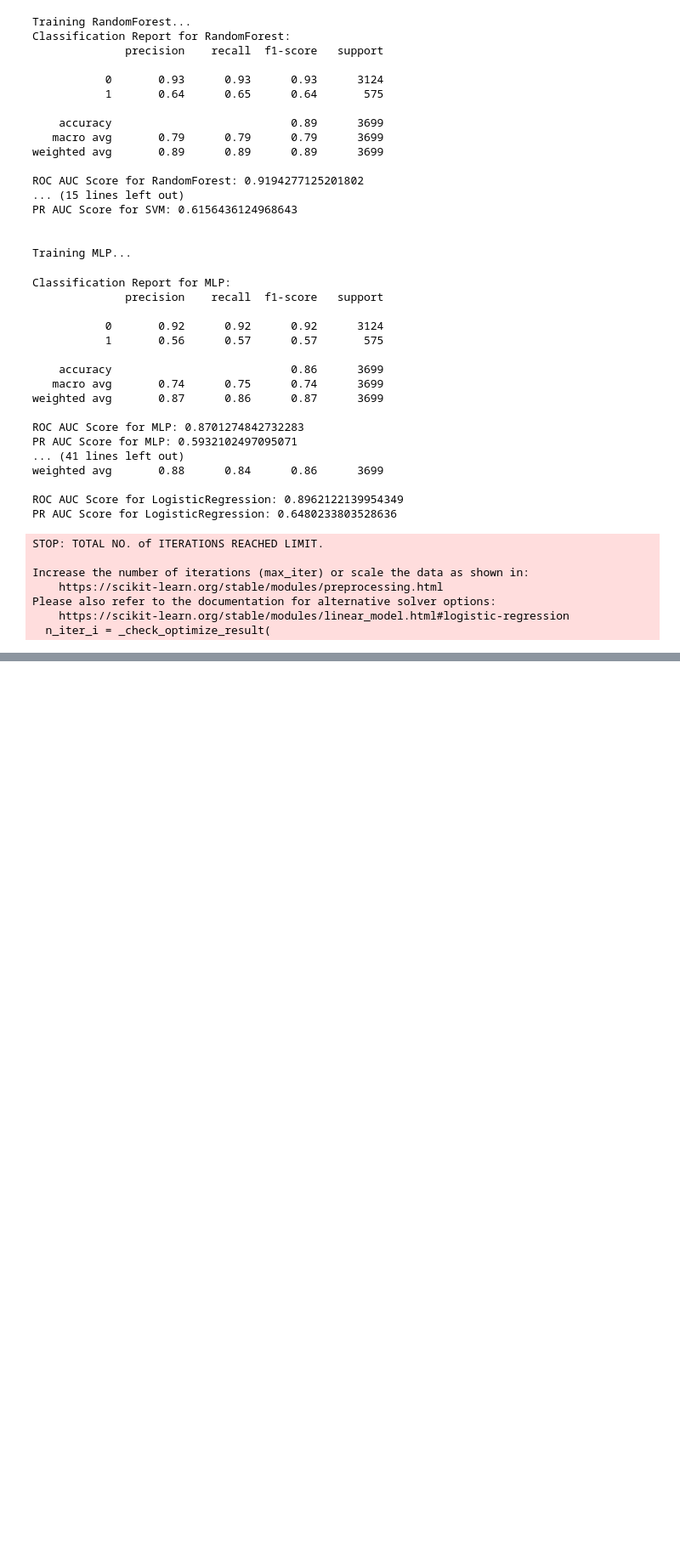
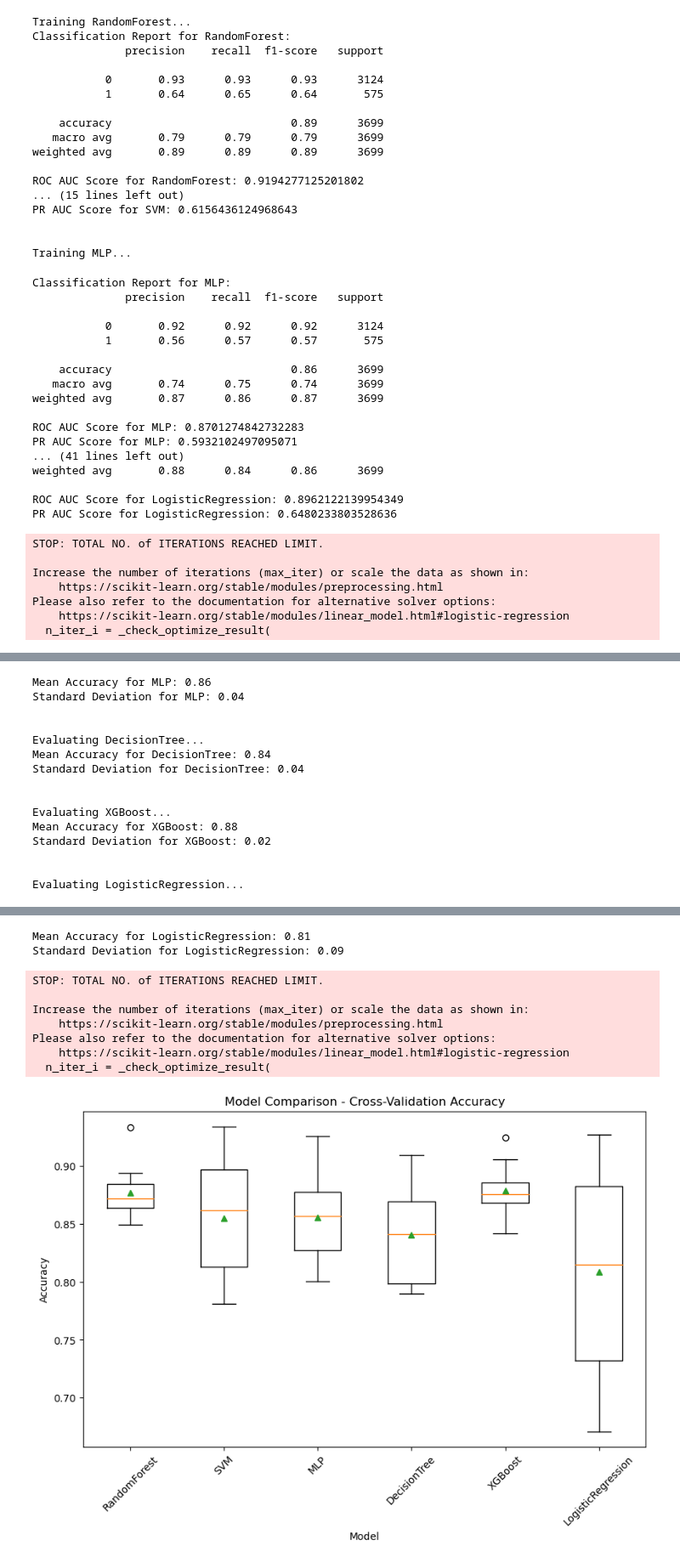
Before and after one commit to ooolychee/Project_purchase_intention, a Jupyter notebook: UCI user behavior.ipynb, the cells around one changed output, grey strips where cells are left out. Shown at 85% size. Saved outputs shown, nothing was run; the diff lists cells and outputs as text; code cells hidden in the pictures; blank space fills up the shorter version.

```diff
--- a/UCI user behavior.ipynb
+++ b/UCI user behavior.ipynb
@@ -673,0 +707,55 @@ for name, model in models.items():
+# %%
+import numpy as np
+import matplotlib.pyplot as plt
+from sklearn.model_selection import cross_val_score
+from imblearn.pipeline import Pipeline
+from imblearn.over_sampling import SMOTE
+from sklearn.ensemble import RandomForestClassifier
+from sklearn.svm import SVC
+from sklearn.neural_network import MLPClassifier
+from sklearn.tree import DecisionTreeClassifier
+from xgboost import XGBClassifier
+from sklearn.linear_model import LogisticRegression
+
+# Dictionary to hold models
+models = {
+    'RandomForest': RandomForestClassifier(),
+    'SVM': SVC(probability=True),
+    'MLP': MLPClassifier(),
+    'DecisionTree': DecisionTreeClassifier(),
+    'XGBoost': XGBClassifier(),
+    'LogisticRegression': LogisticRegression()
+}
+
+# List to hold cross-validation results
+results = []
+model_names = []
+
+for name, model in models.items():
+    print(f"Evaluating {name}...")
+
+    pipeline = Pipeline(steps=[
+        ('preprocessor', preprocessor),
+        ('sampler', SMOTE()),  # Oversampling step
+        ('classifier', model)
+    ])
+
+    # Perform cross-validation
+    cv_results = cross_val_score(pipeline, X, y, cv=10, scoring='accuracy')
+
+    results.append(cv_results)
+    model_names.append(name)
+
+    print(f"Mean Accuracy for {name}: {cv_results.mean():.2f}")
+    print(f"Standard Deviation for {name}: {cv_results.std():.2f}")
+    print("\n")
+
+# Create a boxplot
+plt.figure(figsize=(10, 6))
+plt.boxplot(results, labels=model_names, showmeans=True)
+plt.title('Model Comparison - Cross-Validation Accuracy')
+plt.ylabel('Accuracy')
+plt.xlabel('Model')
+plt.xticks(rotation=45)
+plt.show()
+# %% [output]
@@ -673,0 +773,15 @@ for name, model in models.items():
+Mean Accuracy for MLP: 0.86
+Standard Deviation for MLP: 0.04
+
+
+Evaluating DecisionTree...
+Mean Accuracy for DecisionTree: 0.84
+Standard Deviation for DecisionTree: 0.04
+
+
+Evaluating XGBoost...
+Mean Accuracy for XGBoost: 0.88
+Standard Deviation for XGBoost: 0.02
+
+
+Evaluating LogisticRegression...
@@ -673,0 +805,10 @@ for name, model in models.items():
+Mean Accuracy for LogisticRegression: 0.81
+Standard Deviation for LogisticRegression: 0.09
+STOP: TOTAL NO. of ITERATIONS REACHED LIMIT.
+
+Increase the number of iterations (max_iter) or scale the data as shown in:
+    https://scikit-learn.org/stable/modules/preprocessing.html
+Please also refer to the documentation for alternative solver options:
+    https://scikit-learn.org/stable/modules/linear_model.html#logistic-regression
+  n_iter_i = _check_optimize_result(
+[figure, added]
```
Also changed, not shown: parts of 5 cells of this notebook.
